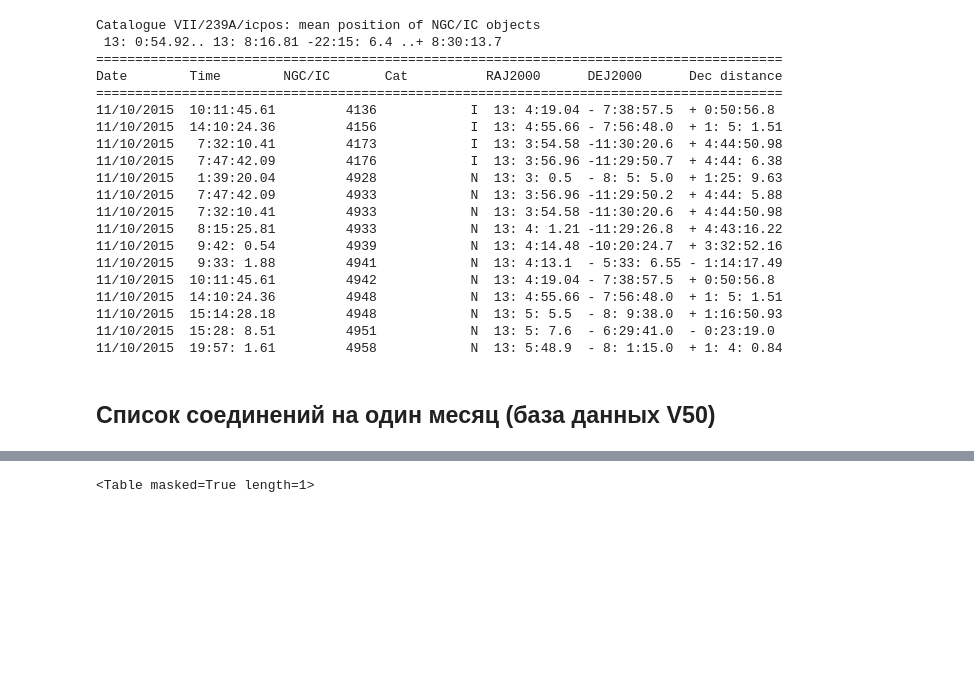
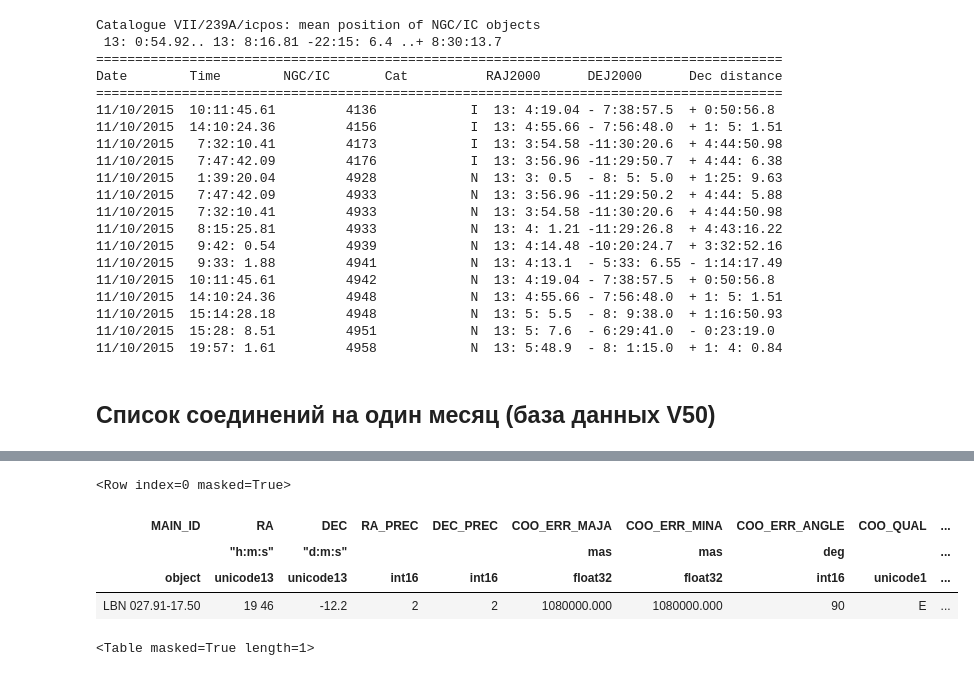
Before and after one commit to kharyuk/astro, a Jupyter notebook: index.ipynb, the cells around one changed output, grey strips where cells are left out. Saved outputs shown, nothing was run; the diff lists cells and outputs as text; code cells hidden in the pictures; blank space fills up the shorter version.

```diff
--- a/index.ipynb
+++ b/index.ipynb
@@ -88,11 +296,11 @@ from vdb import process_vdb, handle_date
 
 #day = int(time.strftime("%d"))
 month = 1#int(time.strftime("%m"))
-year = int('20' + time.strftime('%y'))
+year = 2016#int('20' + time.strftime('%y'))
 dm = dpm(year)
 
 vphi = 20.
-cat = 'gcl' # 'GCl
+cat = 'ocl' # 'GCl
 phi= coord(vphi,0,0,1,'deg')
 #fields = ['ID', 'RAJ2000', 'DEJ2000', 'Name']
 
@@ -222,3 +643,11 @@ Check it!
+# %%
+row
+# %% [output]
+<Row index=0 masked=True>
+| MAIN_ID | RA | DEC | RA_PREC | DEC_PREC | COO_ERR_MAJA | COO_ERR_MINA | COO_ERR_ANGLE | COO_QUAL | ... |
+|  | "h:m:s" | "d:m:s" |  |  | mas | mas | deg |  | ... |
+| object | unicode13 | unicode13 | int16 | int16 | float32 | float32 | int16 | unicode1 | ... |
+| LBN 027.91-17.50 | 19 46 | -12.2 | 2 | 2 | 1080000.000 | 1080000.000 | 90 | E | ... |
 # %%
 #customSimbad.add_votable_fields("NAME")
 #result = customSimbad.query_object('pal 4')
```
Also changed, not shown: parts of 5 cells of this notebook, 8 other files.
